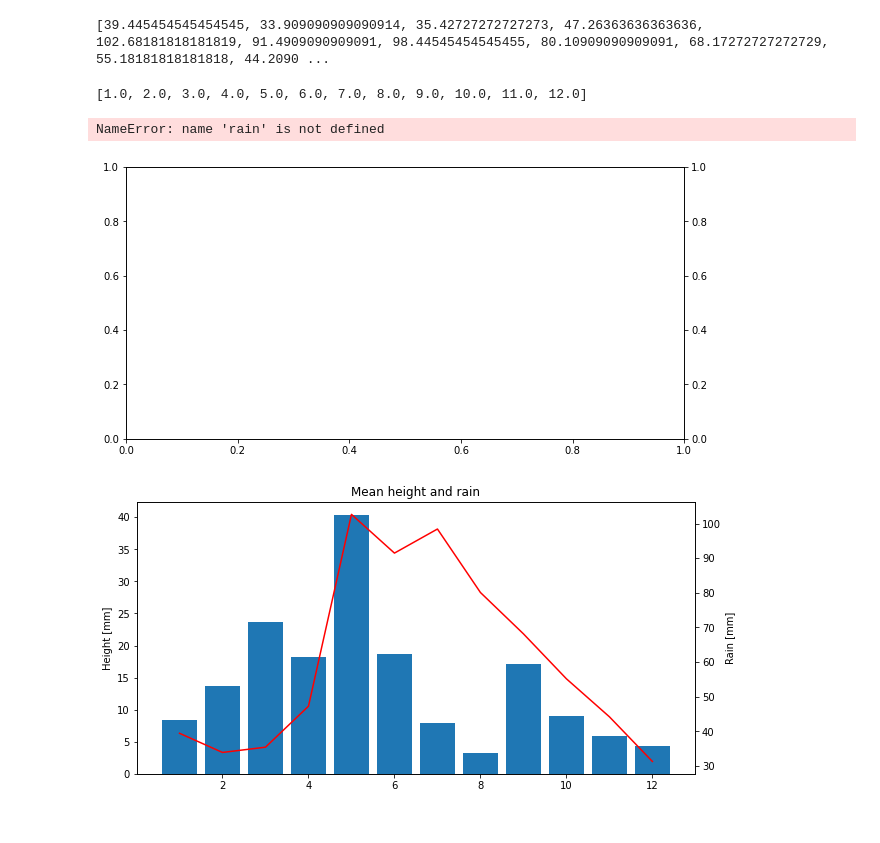
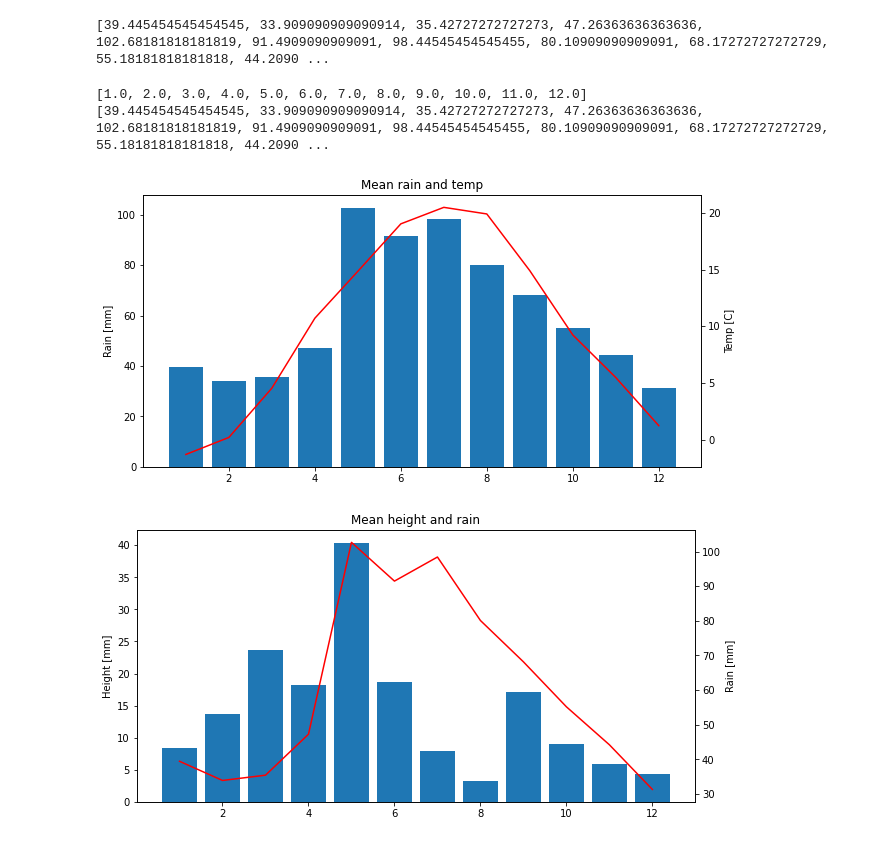
Before and after one commit to JakubBurczyk/DA_WeatherModel, a Jupyter notebook: mean.ipynb, the cells around one changed output. Cells and saved outputs as stored; diff of their text form; code cells hidden in the pictures.

```diff
--- a/mean.ipynb
+++ b/mean.ipynb
@@ -34,29 +34,25 @@ for i in range(int(len(df)/12)):
     pass
 
 
-rain_h = [0]*12
+rain = [0]*12
 height = [0]*12
 temp = [0]*12
-rainy_days  = [0] *12
-
 
 for df in frames.values():
     for i in range(1,len(df)+1):
         monthDf: pd.DataFrame
         monthDf = df.loc[ df["Month"] == i]
 
-        rain_h[i-1] += monthDf["Rain_sum"].values[0]
+        rain[i-1] += monthDf["Rain_sum"].values[0]
         height[i-1] += monthDf["Height"].values[0]
         temp[i-1] += monthDf["Mean_temp"].values[0]
-        rainy_days[i-1] += monthDf["Rainy_days"].values[0]
 
 
-rain_h = [x / int(len(frames)) for x in rain_h]
+rain = [x / int(len(frames)) for x in rain]
 height = [x / int(len(frames)) - 150 for x in height]
 temp = [x / int(len(frames)) for x in temp]
-rainy_days = [x / int(len(frames)) for x in rainy_days]
 
-print(rain_h)
+print(rain)
 # %% [output]
 [figure]
 [figure]
@@ -64,20 +60,20 @@ print(rain_h)
 # %%
 fig, ax1 = plt.subplots(figsize = (10, 5))
 ax2 = ax1.twinx()
 
 months = np.linspace(1,12,12).tolist()
 print(months)
-print(rain_h)
-ax1.bar(months,rain_h)
+print(rain)
+ax1.bar(months,rain)
 ax1.set_ylabel("Rain [mm]")
 ax2.plot(months,temp,'r')
 ax2.set_ylabel("Temp [C]")
 plt.title("Mean rain and temp")
 plt.show()
 # %% [output]
 [1.0, 2.0, 3.0, 4.0, 5.0, 6.0, 7.0, 8.0, 9.0, 10.0, 11.0, 12.0]
+[39.445454545454545, 33.909090909090914, 35.42727272727273, 47.26363636363636, 102.68181818181819, 91.4909090909091, 98.44545454545455, 80.10909090909091, 68.17272727272729, 55.18181818181818, 44.2090 ...
-NameError: name 'rain' is not defined
-[figure, old version]
+[figure, new version]
 # %%
 fig, ax1 = plt.subplots(figsize = (10, 5))
 ax2 = ax1.twinx()
```
Also changed, not shown: parts of 3 cells of this notebook, 1 other file.
